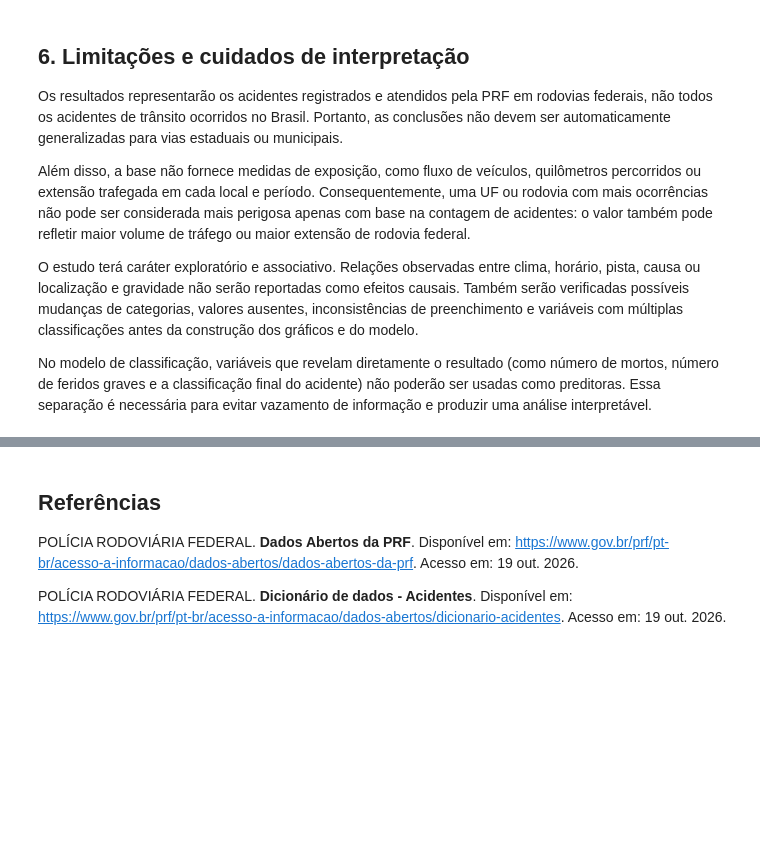
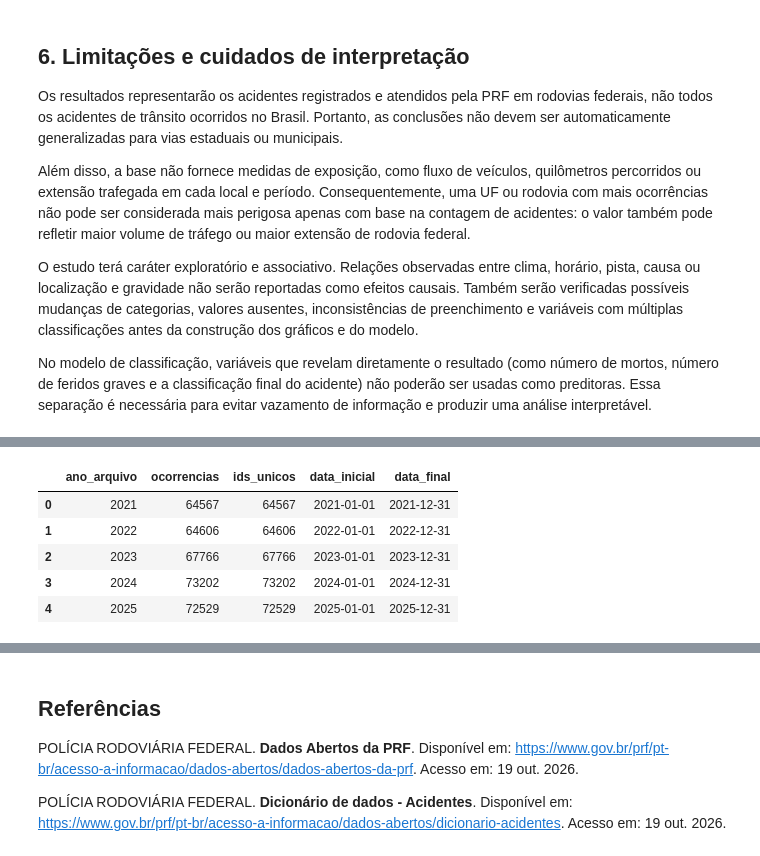
Before and after one commit to MaluSevilha/analise-acidentes-prf, a Jupyter notebook: relatorio.ipynb, the cells around one changed output, grey strips where cells are left out. Cells and saved outputs as stored; diff of their text form; code cells hidden in the pictures; blank space fills up the shorter version.

```diff
--- a/relatorio.ipynb
+++ b/relatorio.ipynb
@@ -97,0 +124,20 @@ No modelo de classificação, variáveis que revelam diretamente o resultado (co
+# %%
+resumo_anos = (
+    dados.groupby("ano_arquivo")
+    .agg(
+        ocorrencias=("id", "size"),
+        ids_unicos=("id", "nunique"),
+        data_inicial=("data_inversa", "min"),
+        data_final=("data_inversa", "max"),
+    )
+    .reset_index()
+)
+
+resumo_anos
+# %% [output]
+|  | ano_arquivo | ocorrencias | ids_unicos | data_inicial | data_final |
+| 0 | 2021 | 64567 | 64567 | 2021-01-01 | 2021-12-31 |
+| 1 | 2022 | 64606 | 64606 | 2022-01-01 | 2022-12-31 |
+| 2 | 2023 | 67766 | 67766 | 2023-01-01 | 2023-12-31 |
+| 3 | 2024 | 73202 | 73202 | 2024-01-01 | 2024-12-31 |
+| 4 | 2025 | 72529 | 72529 | 2025-01-01 | 2025-12-31 |
```
Also changed, not shown: parts of 13 cells of this notebook.
